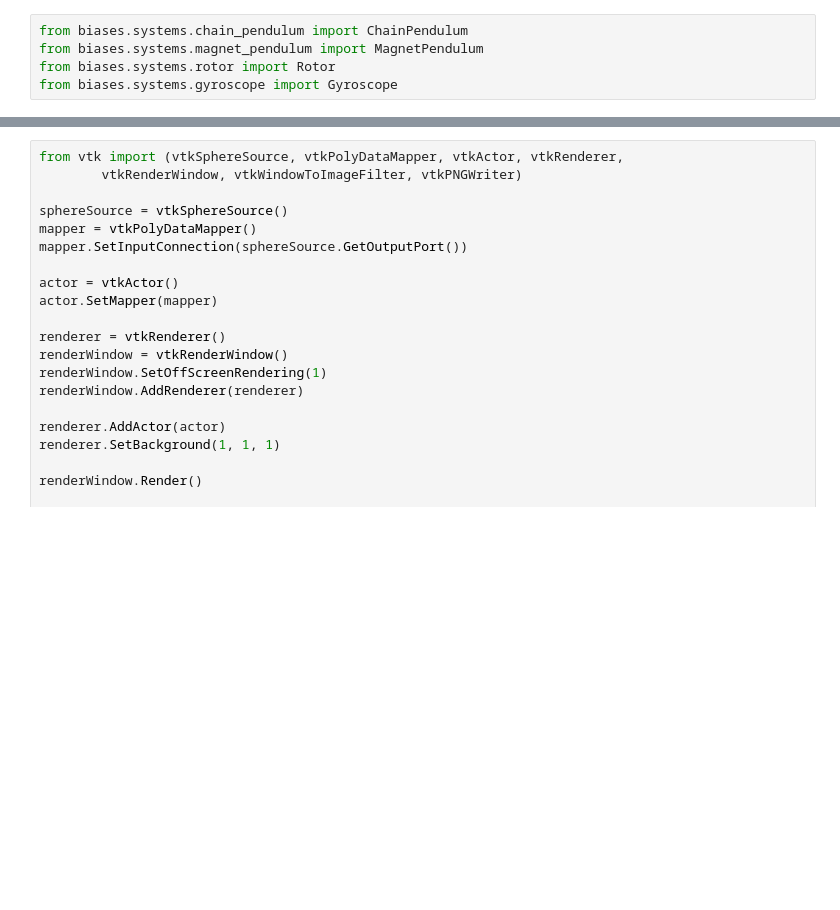
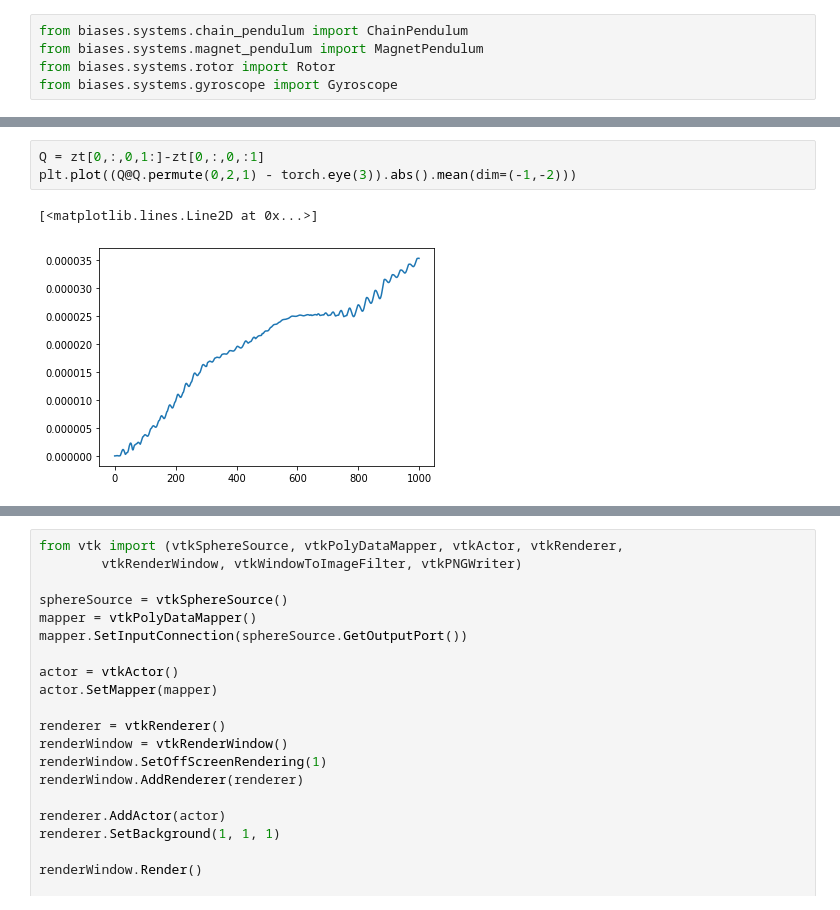
Before and after one commit to mfinzi/constrained-hamiltonian-neural-networks, a Jupyter notebook: pendulum.ipynb, the cells around one changed output, grey strips where cells are left out. Drawn from its saved outputs; the diff is of its cells as text; blank space fills up the shorter version.

```diff
--- a/pendulum.ipynb
+++ b/pendulum.ipynb
@@ -49,0 +44,6 @@ ipdb> q
+# %%
+Q = zt[0,:,0,1:]-zt[0,:,0,:1]
+plt.plot((Q@Q.permute(0,2,1) - torch.eye(3)).abs().mean(dim=(-1,-2)))
+# %% [output]
+[<matplotlib.lines.Line2D at 0x...>]
+[figure, added]
```
Also changed, not shown: parts of 13 cells of this notebook, 9 other files.
